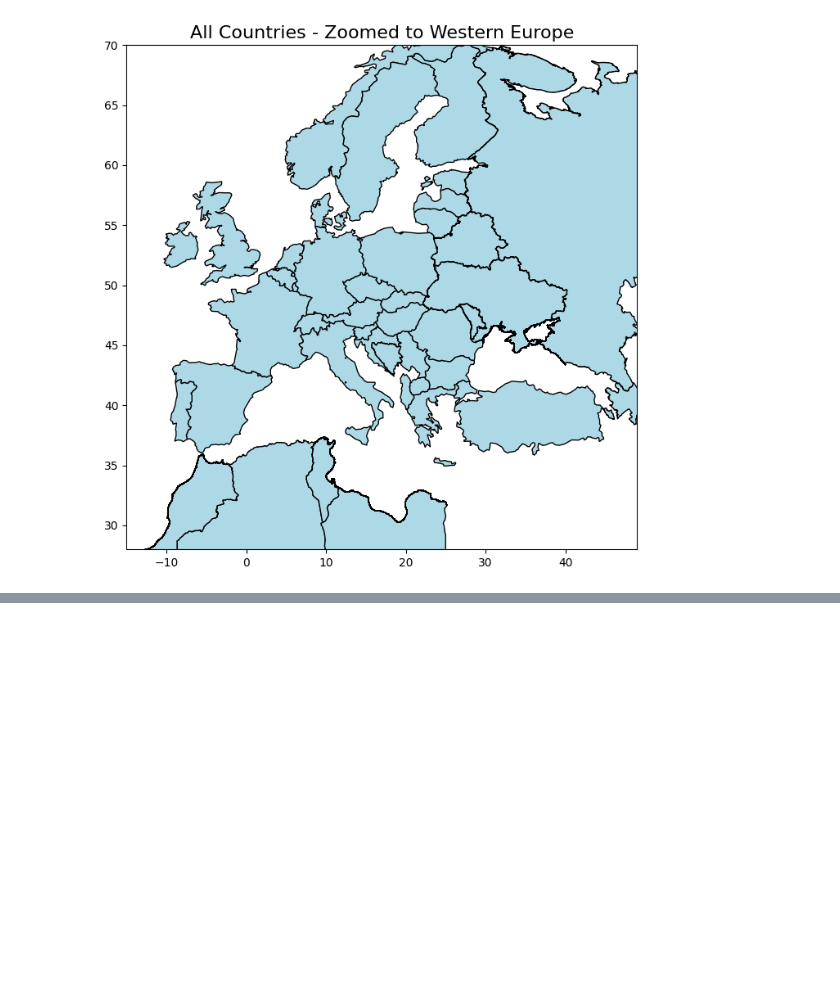
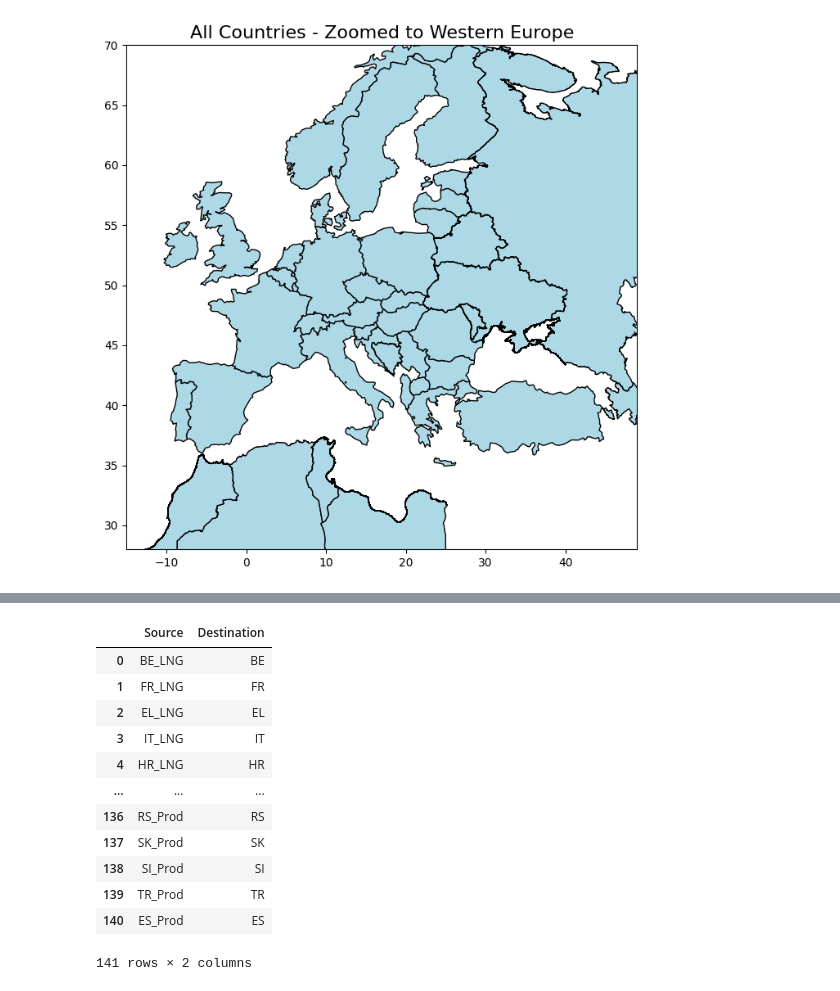
Before and after one commit to CSEI-EU/gas_infrastructure_model, a Jupyter notebook: 00_code_base/05_test_files/Get_Centroids_and_Distances.ipynb, the cells around one changed output, grey strips where cells are left out. Drawn from its saved outputs; the diff is of its cells as text; code cells hidden in the pictures; blank space fills up the shorter version.

```diff
--- a/00_code_base/05_test_files/Get_Centroids_and_Distances.ipynb
+++ b/00_code_base/05_test_files/Get_Centroids_and_Distances.ipynb
@@ -211,6 +211,7 @@ parent_folder_path = os.path.abspath(os.path.join(current_folder_path, os.pardir
 
 shape_EU = gpd.read_file(input_shape_EU_file_path + shape_file_EU)
 input_file_network = pd.read_excel(input_file_path + input_file_name, sheet_name = 'Nodes')
+input_file_edges = pd.read_excel(input_file_path + input_file_name, sheet_name = 'Edges')
 # %%
 #individual countries that are not in in EU shape file
 input_shape_countries_file_path = os.path.join('..', '..','01_data', '01_input_data', '01_raw', 'individual_countries_shape_file')
@@ -593,0 +598,16 @@ plt.show()
+# %%
+input_file_edges
+# %% [output]
+|  | Source | Destination |
+| 0 | BE_LNG | BE |
+| 1 | FR_LNG | FR |
+| 2 | EL_LNG | EL |
+| 3 | IT_LNG | IT |
+| 4 | HR_LNG | HR |
+| ... | ... | ... |
+| 136 | RS_Prod | RS |
+| 137 | SK_Prod | SK |
+| 138 | SI_Prod | SI |
+| 139 | TR_Prod | TR |
+| 140 | ES_Prod | ES |
+141 rows × 2 columns
```
Also changed, not shown: parts of 15 cells of this notebook.
